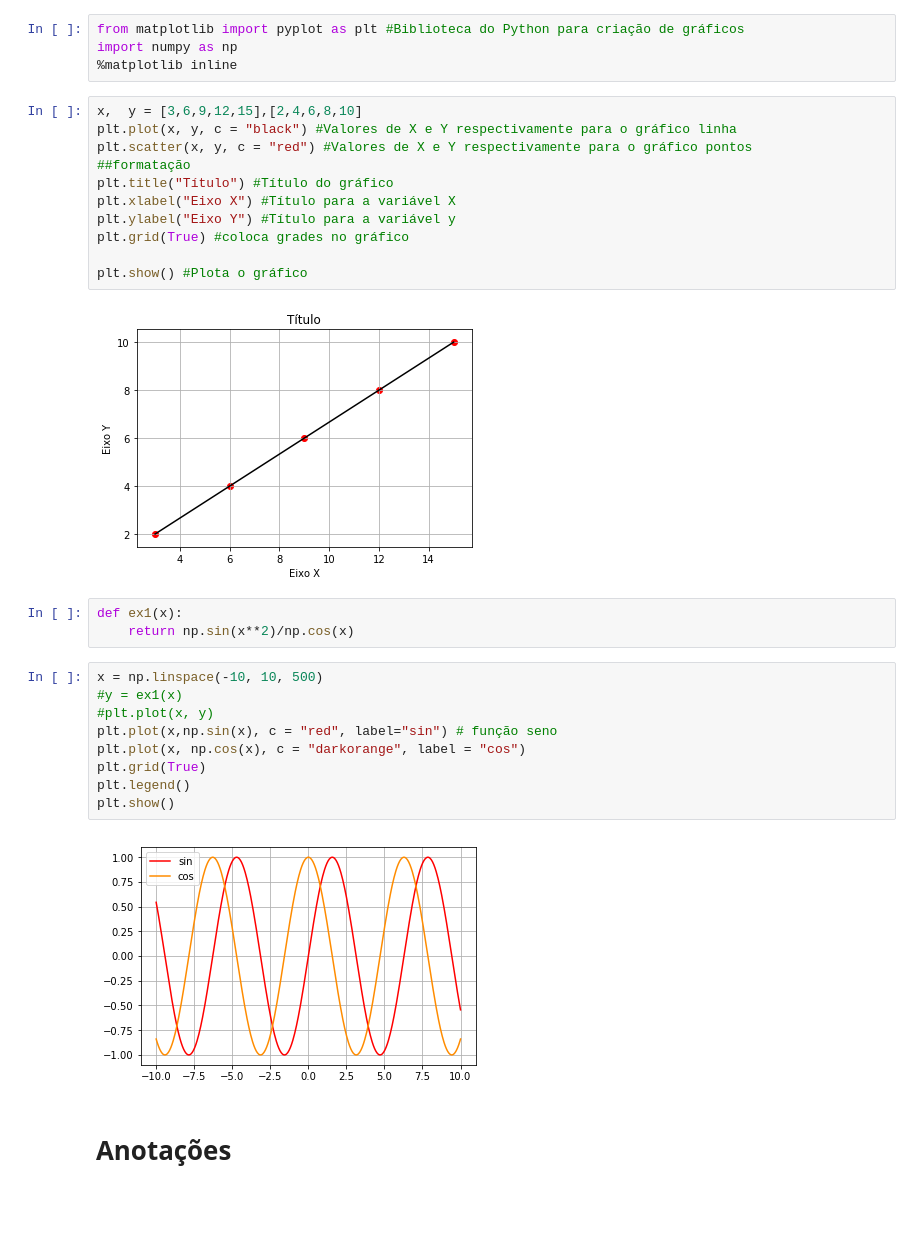
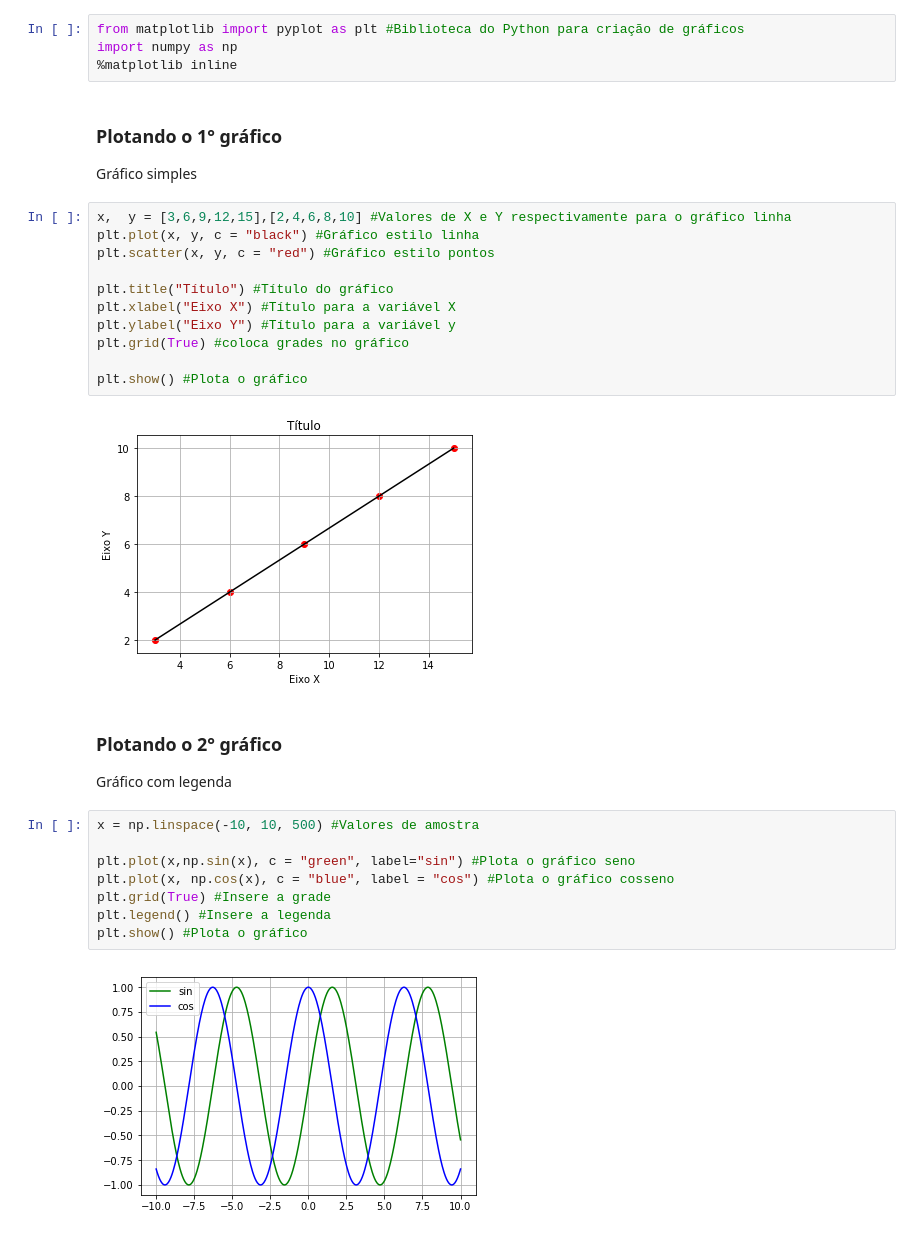
Before and after one commit to fisicaufrpe/fisicaufrpe.github.io, a Jupyter notebook: matplotlib.ipynb, the cells around one changed output. Drawn from its saved outputs; the diff is of its cells as text; blank space fills up the shorter version.

```diff
--- a/matplotlib.ipynb
+++ b/matplotlib.ipynb
@@ -4,11 +6,14 @@
 from matplotlib import pyplot as plt #Biblioteca do Python para criação de gráficos
 import numpy as np
 %matplotlib inline
+# %% [markdown]
+### Plotando o 1° gráfico
+Gráfico simples
 # %%
-x,  y = [3,6,9,12,15],[2,4,6,8,10]
-plt.plot(x, y, c = "black") #Valores de X e Y respectivamente para o gráfico linha
-plt.scatter(x, y, c = "red") #Valores de X e Y respectivamente para o gráfico pontos
-##formatação
+x,  y = [3,6,9,12,15],[2,4,6,8,10] #Valores de X e Y respectivamente para o gráfico linha
+plt.plot(x, y, c = "black") #Gráfico estilo linha
+plt.scatter(x, y, c = "red") #Gráfico estilo pontos
+
 plt.title("Título") #Título do gráfico
 plt.xlabel("Eixo X") #Título para a variável X
 plt.ylabel("Eixo Y") #Título para a variável y
@@ -17,19 +22,17 @@ plt.grid(True) #coloca grades no gráfico
 plt.show() #Plota o gráfico
 # %% [output]
 [figure]
-# %%
-def ex1(x):
-    return np.sin(x**2)/np.cos(x)
+# %% [markdown]
+### Plotando o 2° gráfico
+
+Gráfico com legenda
 # %%
-x = np.linspace(-10, 10, 500)
-#y = ex1(x)
-#plt.plot(x, y)
-plt.plot(x,np.sin(x), c = "red", label="sin") # função seno
-plt.plot(x, np.cos(x), c = "darkorange", label = "cos")
-plt.grid(True)
-plt.legend()
-plt.show()
+x = np.linspace(-10, 10, 500) #Valores de amostra
+
+plt.plot(x,np.sin(x), c = "green", label="sin") #Plota o gráfico seno
+plt.plot(x, np.cos(x), c = "blue", label = "cos") #Plota o gráfico cosseno
+plt.grid(True) #Insere a grade
+plt.legend() #Insere a legenda
+plt.show() #Plota o gráfico
 # %% [output]
-[figure, old version]
+[figure, new version]
-# %% [markdown]
-# Anotações
```
Also changed, not shown: parts of 5 cells of this notebook, 10 other files.
